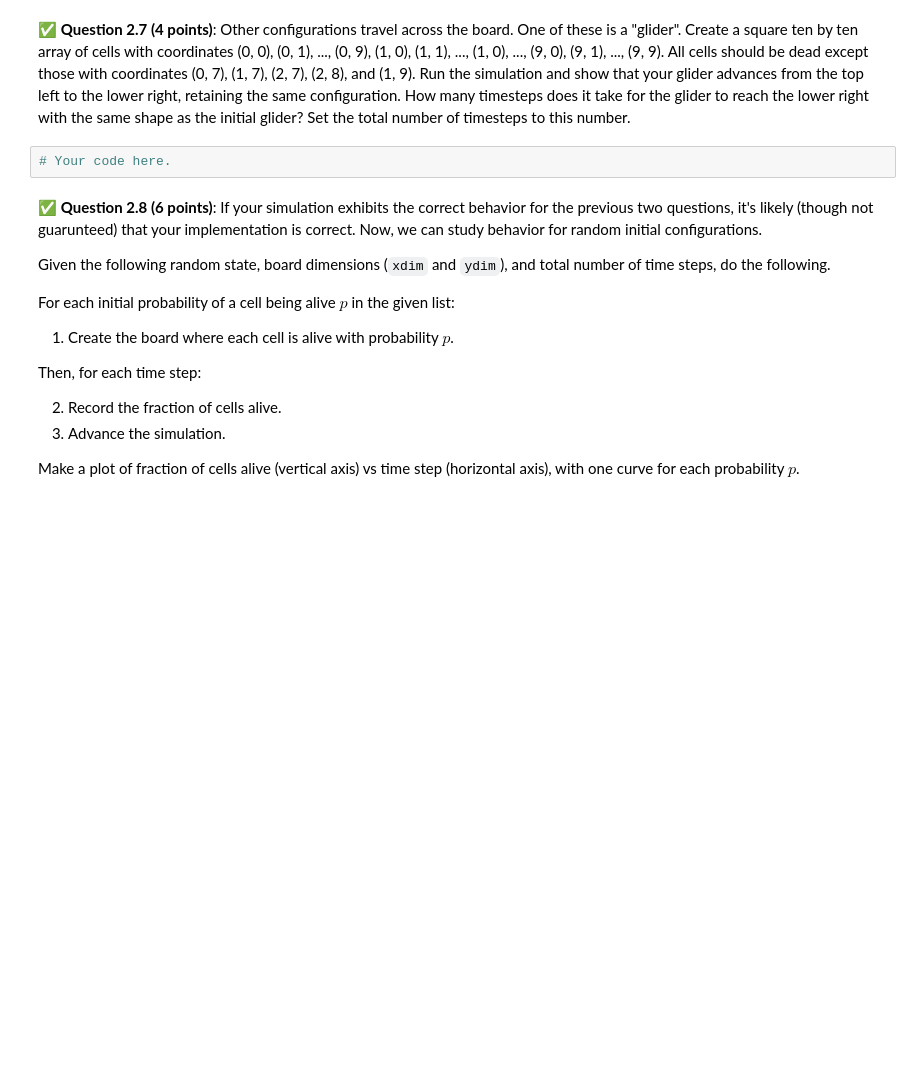
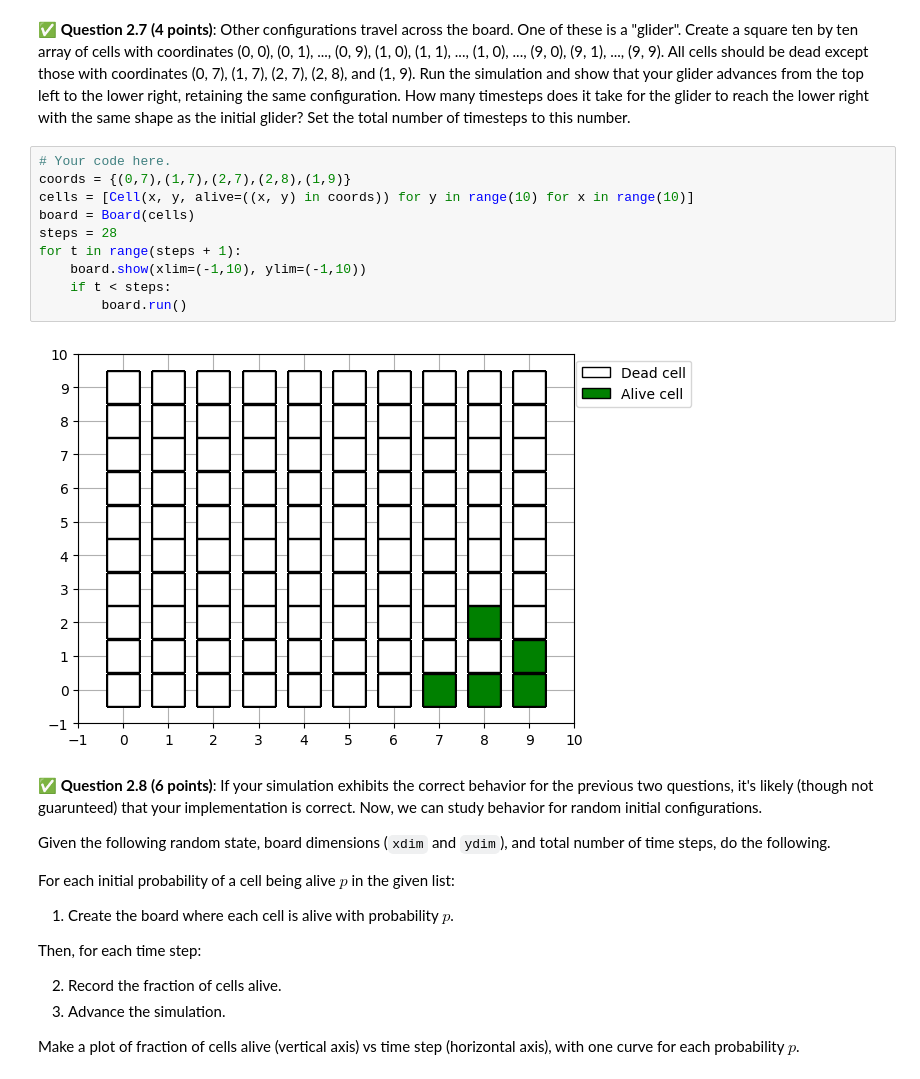
Before and after one commit to BigusMaximus/CMSE-202-Fall-2025, a Jupyter notebook: notebooks/Homeworks/hw-02/HW-02_ABMandGraphTheory-STUDENT.ipynb, the cells around one changed output. Drawn from its saved outputs; the diff is of its cells as text; blank space fills up the shorter version.

```diff
--- a/notebooks/Homeworks/hw-02/HW-02_ABMandGraphTheory-STUDENT.ipynb
+++ b/notebooks/Homeworks/hw-02/HW-02_ABMandGraphTheory-STUDENT.ipynb
@@ -338,7 +345,17 @@ for t in range(32 + 1):
 # %% [markdown]
 &#9989; **Question 2.7 (4 points)**: Other configurations travel across the board. One of these is a "glider". Create a square ten by ten array of cells with coordinates (0, 0), (0, 1), ..., (0, 9), (1, 0), (1, 1), ..., (1, 0), ..., (9, 0), (9, 1), ..., (9, 9). All cells should be dead except those with coordinates (0, 7), (1, 7), (2, 7), (2, 8), and (1, 9). Run the simulation and show that your glider advances from the top left to the lower right, retaining the same configuration. How many timesteps does it take for the glider to reach the lower right with the same shape as the initial glider? Set the total number of timesteps to this number.
-# %%
-# Your code here.
+# %%
+# Your code here.
+coords = {(0,7),(1,7),(2,7),(2,8),(1,9)}
+cells = [Cell(x, y, alive=((x, y) in coords)) for y in range(10) for x in range(10)]
+board = Board(cells)
+steps = 28
+for t in range(steps + 1):
+	board.show(xlim=(-1,10), ylim=(-1,10))
+	if t < steps:
+		board.run()
+# %% [output]
+[figure, added]
 # %% [markdown]
 &#9989; **Question 2.8 (6 points)**: If your simulation exhibits the correct behavior for the previous two questions, it's likely (though not guarunteed) that your implementation is correct. Now, we can study behavior for random initial configurations.
 
```
Also changed, not shown: parts of 15 cells of this notebook.
